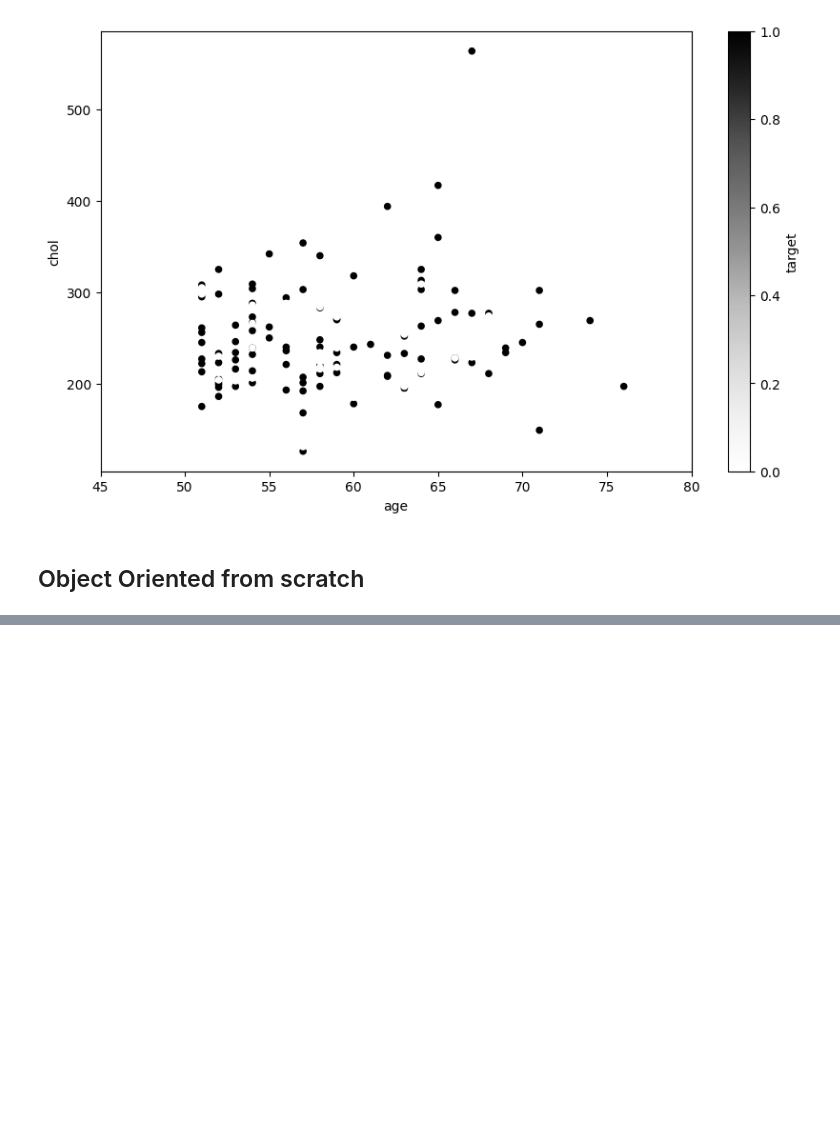
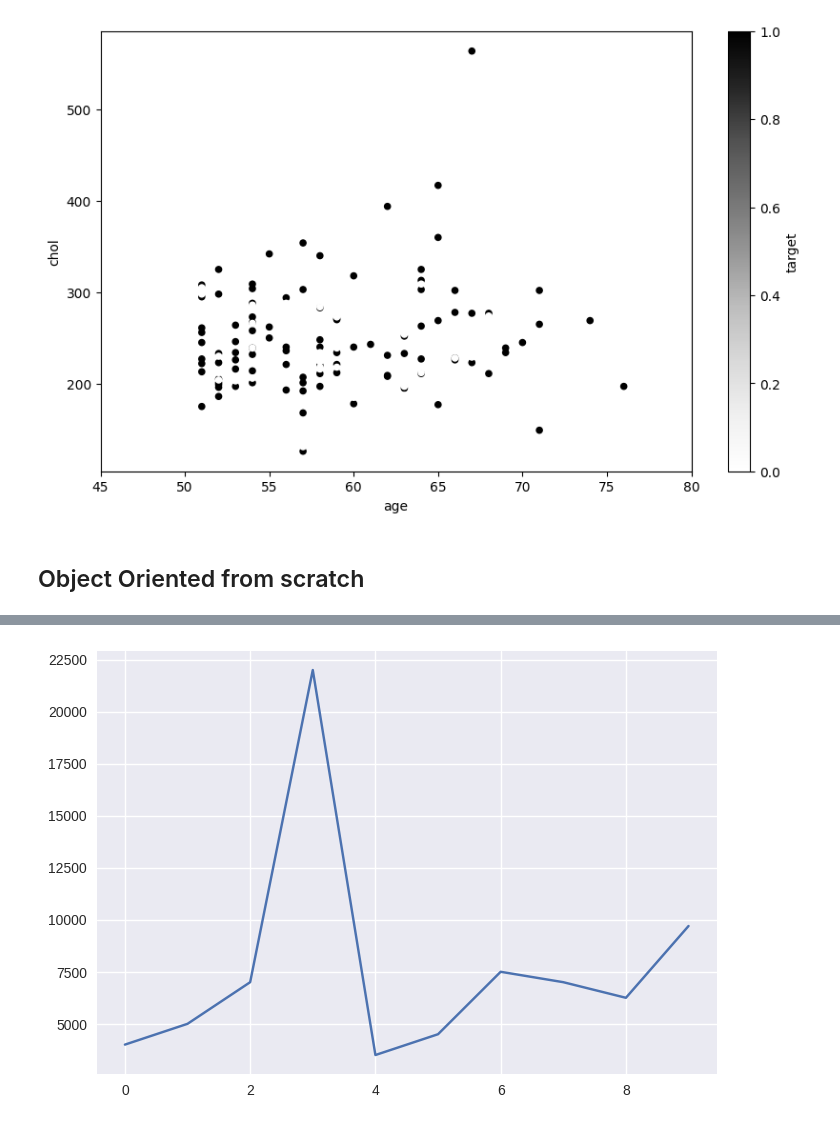
Before and after one commit to RASIUT/ML, a Jupyter notebook: MatplotLib.ipynb, the cells around one changed output, grey strips where cells are left out. Cells and saved outputs as stored; diff of their text form; code cells hidden in the pictures; blank space fills up the shorter version.

```diff
--- a/MatplotLib.ipynb
+++ b/MatplotLib.ipynb
@@ -489,0 +529,7 @@ plt.show()
+# %%
+plt.style.use("seaborn-v0_8")
+
+car_sales["Price"].plot()
+plt.show()
+# %% [output]
+[figure, added]
```
Also changed, not shown: parts of 15 cells of this notebook.
